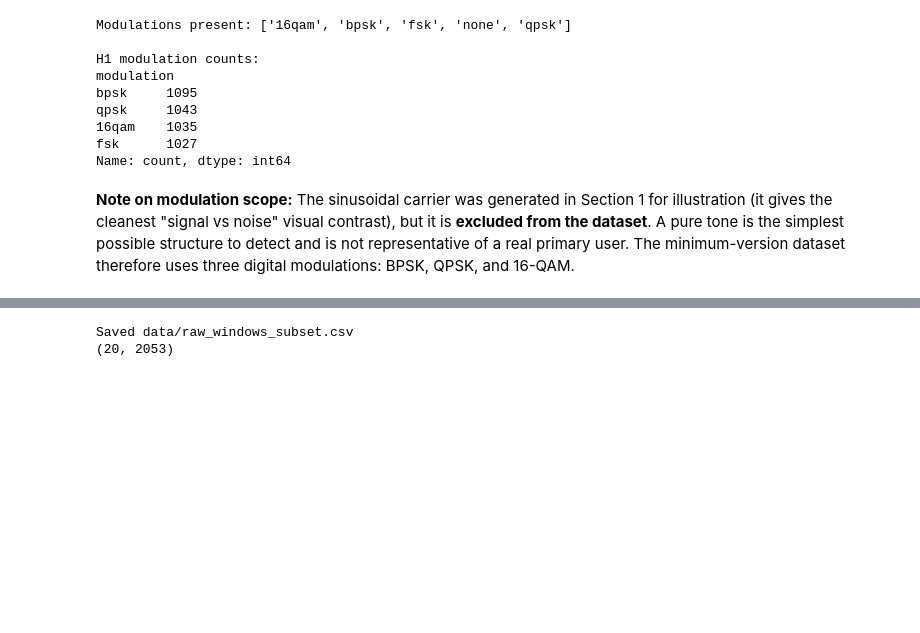
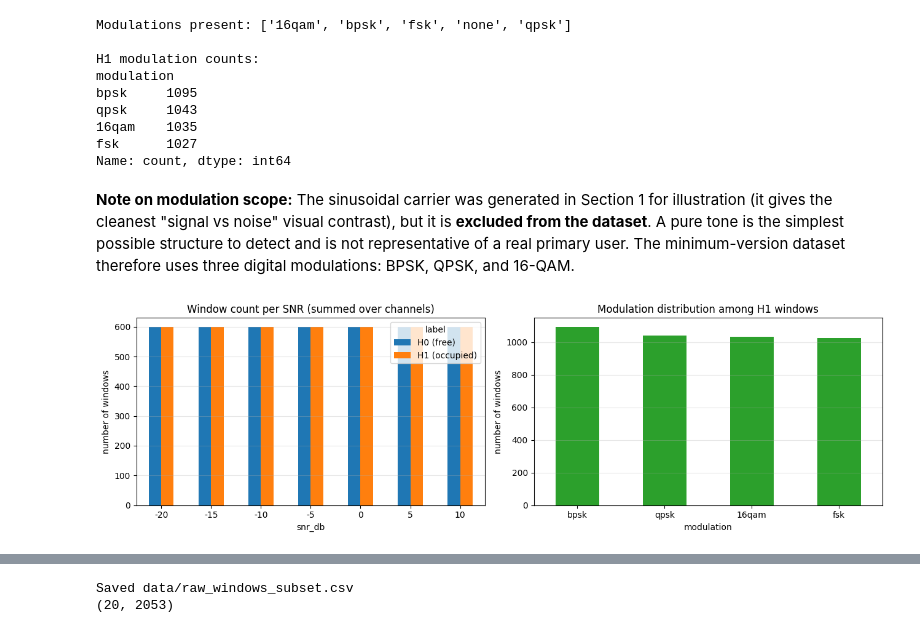
Before and after one commit to TherealJayDev/robust-ml-spectrum-sensing, a Jupyter notebook: notebook.ipynb, the cells around one changed output, grey strips where cells are left out. Saved outputs shown, nothing was run; the diff lists cells and outputs as text; code cells hidden in the pictures; blank space fills up the shorter version.

```diff
--- a/notebook.ipynb
+++ b/notebook.ipynb
@@ -664,25 +693,27 @@ modulations: BPSK, QPSK, and 16-QAM.
 # %%
 ### composition figure
 fig, axes = plt.subplots(1, 2, figsize=(13, 4))
 
 # Window counts by SNR and class
-counts = md.groupby(["snr_db", "label"]).size().unstack("label").rename(
+counts = meta.groupby(["snr_db", "label"]).size().unstack("label").rename(
     columns={0: "H0 (free)", 1: "H1 (occupied)"})
 counts.plot(kind="bar", ax=axes[0], rot=0)
 axes[0].set_title("Window count per SNR (summed over channels)")
 axes[0].set_ylabel("number of windows")
 axes[0].grid(True, alpha=0.3, axis="y")
 
 # Modulation distribution among H1 windows
-modcounts = md[md.label == 1]["modulation"].value_counts()
+modcounts = meta[meta.label == 1]["modulation"].value_counts()
 modcounts.plot(kind="bar", ax=axes[1], color="C2", rot=0)
 axes[1].set_title("Modulation distribution among H1 windows")
 axes[1].set_ylabel("number of windows")
 axes[1].grid(True, alpha=0.3, axis="y")
 
 plt.tight_layout()
 plt.savefig("outputs/figures/dataset_composition.png", dpi=110, bbox_inches="tight")
 plt.show()
+# %% [output]
+[figure, added]
 # %%
 ### the defining figure for the whole project
 # Per-window received power: this is exactly what classical energy detection sees.
```
Also changed, not shown: parts of 35 cells of this notebook, 13 other files.
